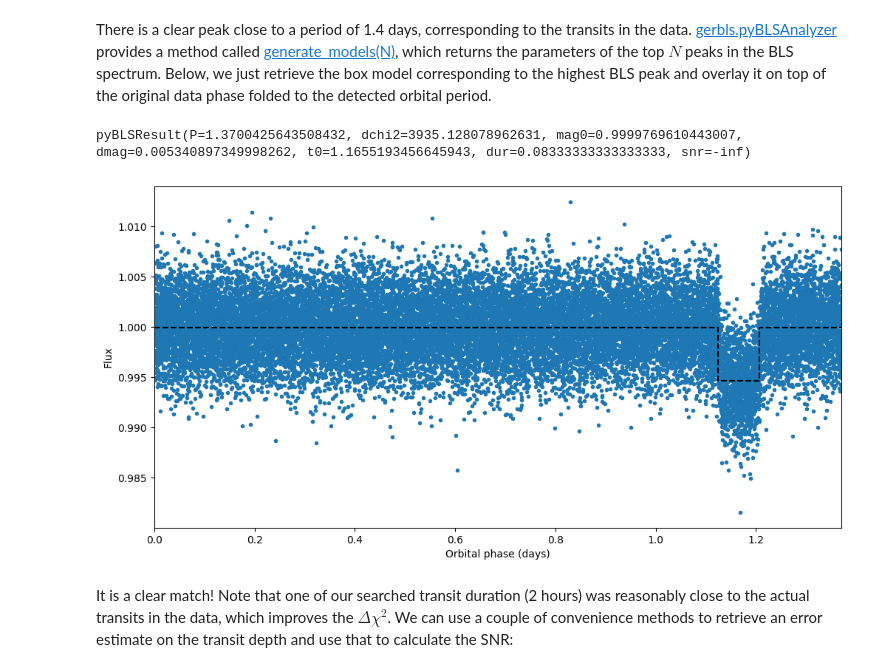
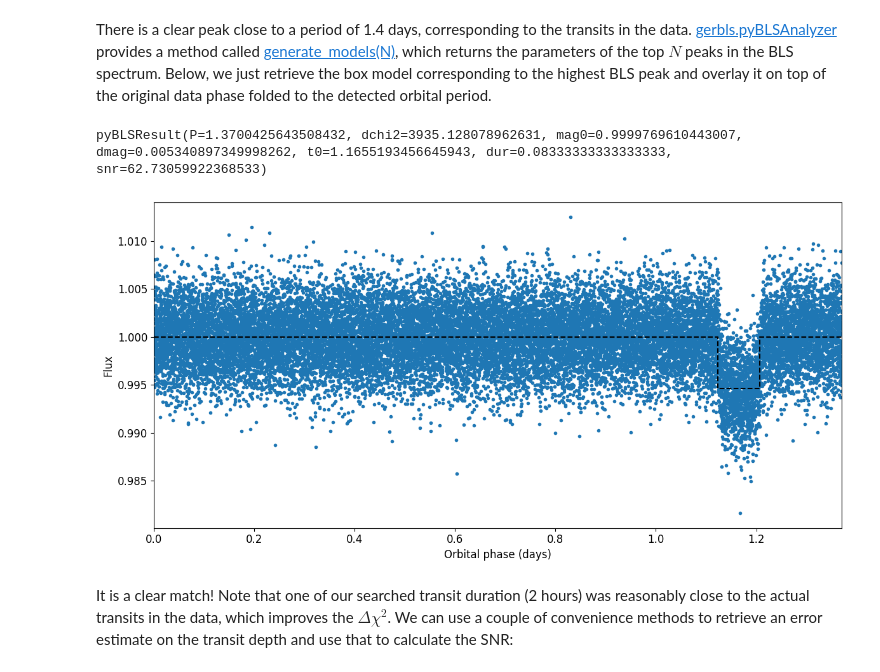
Before and after one commit to kment/GERBLS, a Jupyter notebook: docs/source/examples/fastbls.ipynb, the cells around one changed output. Cells and saved outputs as stored; diff of their text form; code cells hidden in the pictures.

```diff
--- a/docs/source/examples/fastbls.ipynb
+++ b/docs/source/examples/fastbls.ipynb
@@ -65,26 +79,26 @@ plt.show()
 # %% [markdown]
 There is a clear peak close to a period of 1.4 days, corresponding to the transits in the data. [gerbls.pyBLSAnalyzer](../api/blsresult.rst#gerbls.pyBLSAnalyzer) provides a method called [generate_models(N)](../api/blsresult.rst#gerbls.pyBLSAnalyzer.generate_models), which returns the parameters of the top $N$ peaks in the BLS spectrum. Below, we just retrieve the box model corresponding to the highest BLS peak and overlay it on top of the original data phase folded to the detected orbital period.
 # %%
-model = blsa.generate_models(1)[0]
+model = blsa.generate_models(1, use_SDE=False)[0]
 
 # Print information about the top BLS peak
 print(model)
 
 # Arrays to overlay the best-fit box model
 fit_x = [0, model.t0 - model.dur / 2, model.t0 - model.dur / 2,
          model.t0 + model.dur / 2, model.t0 + model.dur / 2, model.P]
 fit_y = np.array([0, 0, -model.dmag, -model.dmag, 0, 0]) + model.mag0
 
 plt.figure(figsize=(12, 6))
 plt.plot(data.rjd % model.P, data.mag, ".")
 plt.plot(fit_x, fit_y, "k--")
 plt.xlim(0, model.P)
 plt.xlabel("Orbital phase (days)")
 plt.ylabel("Flux")
 plt.show()
 # %% [output]
-pyBLSResult(P=1.3700425643508432, dchi2=3935.128078962631, mag0=0.9999769610443007, dmag=0.005340897349998262, t0=1.1655193456645943, dur=0.08333333333333333, snr=-inf)
+pyBLSResult(P=1.3700425643508432, dchi2=3935.128078962631, mag0=0.9999769610443007, dmag=0.005340897349998262, t0=1.1655193456645943, dur=0.08333333333333333, snr=62.73059922368533)
-[figure, old version]
+[figure, new version]
 # %% [markdown]
 It is a clear match! Note that one of our searched transit duration (2 hours) was reasonably close to the actual transits in the data, which improves the $\Delta\chi^2$. We can use a couple of convenience methods to retrieve an error estimate on the transit depth and use that to calculate the SNR:
 # %%
```
Also changed, not shown: parts of 6 cells of this notebook, 11 other files.
